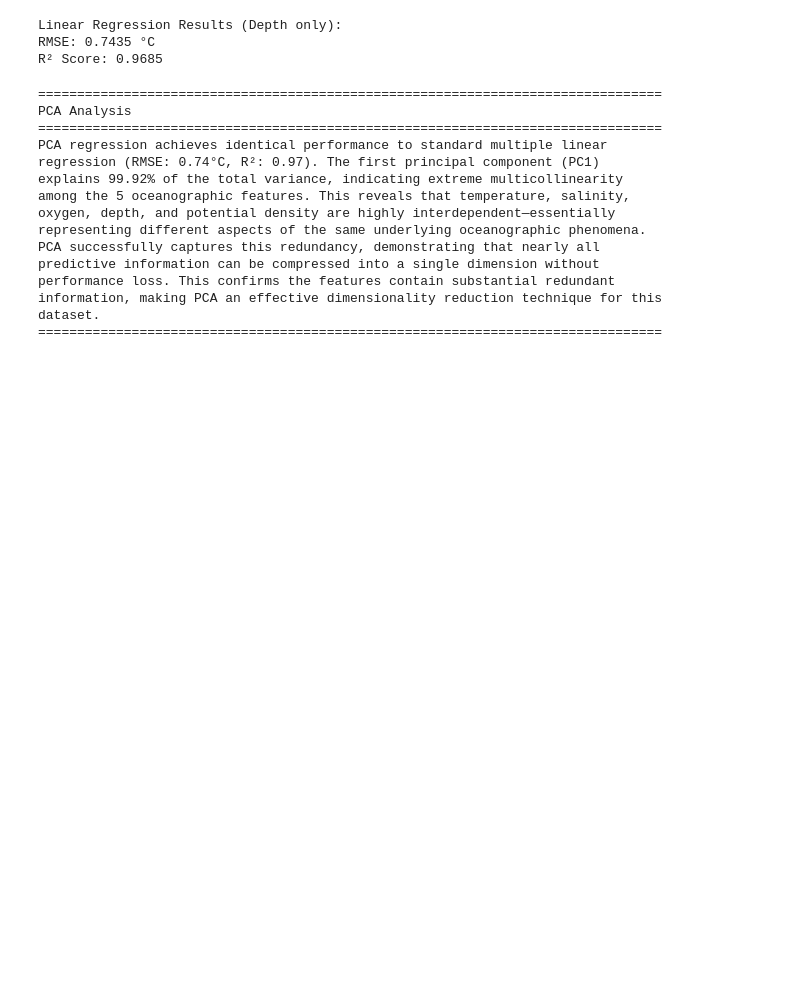
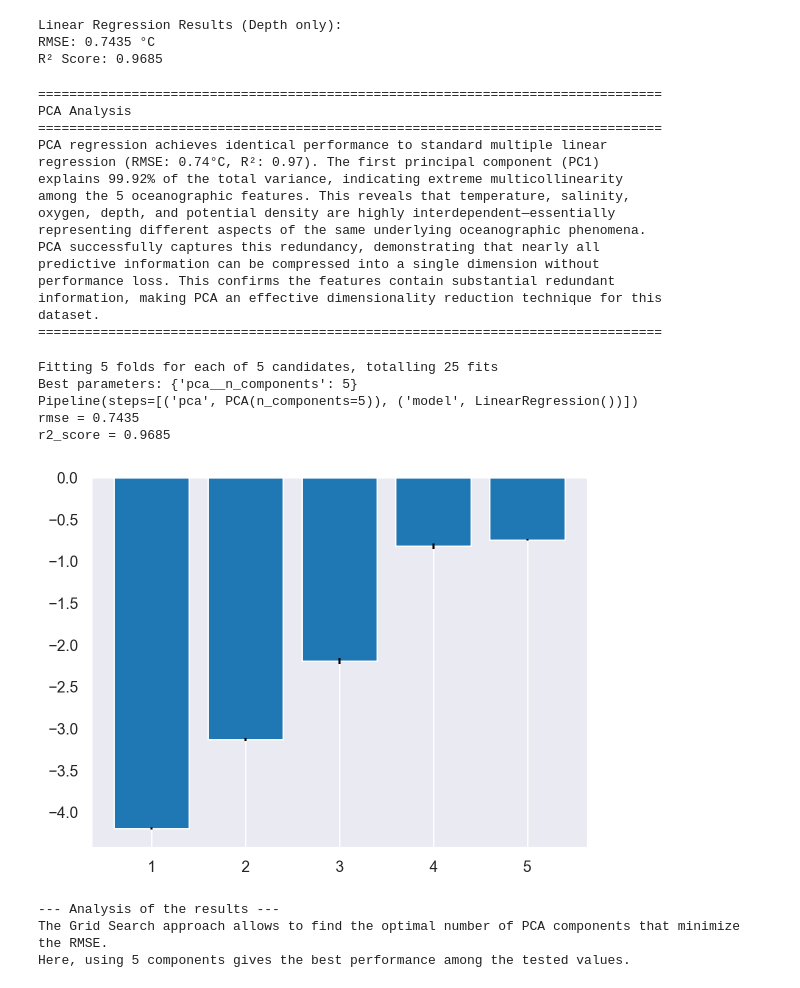
Before and after one commit to OloruntobiOlutola/Hands-on-ML, a Jupyter notebook: TP 3 - Intro Scikit-Learn - Regression.ipynb, the cells around one changed output. Drawn from its saved outputs; the diff is of its cells as text; code cells hidden in the pictures; blank space fills up the shorter version.

```diff
--- a/TP 3 - Intro Scikit-Learn - Regression.ipynb
+++ b/TP 3 - Intro Scikit-Learn - Regression.ipynb
@@ -274,8 +302,8 @@ ax[1].grid()
 # %% [markdown]
 <span style="color:red">Implement your solution below</span>
 # %%
-X = bottle_df[['Cst_Cnt', 'Depthm', 'Salnty', 'O2ml_L', 'STheta']]
-y = bottle_df['T_degC']
+X = bottle_df.loc[:, bottle_df.columns != "T_degC"]  # Features
+y = bottle_df["T_degC"] # Target variable
 X.shape, y.shape
 # %% [output]
 ((690692, 5), (690692,))
@@ -502,3 +557,63 @@ performance loss. This confirms the features contain substantial redundant
 information, making PCA an effective dimensionality reduction technique for this
 dataset.
 ================================================================================
+# %%
+param_grid = {"pca__n_components": [1, 2, 3, 4, 5]}
+scaler = sklearn.preprocessing.StandardScaler()
+pca = decomposition.PCA()
+model = LinearRegression()
+
+pipe = Pipeline(
+    steps=[
+        # ("scaler", scaler),  # As explained above, scaling decreases performance
+        ("pca", pca),
+        ("model", model),
+    ]
+)
+
+from sklearn.model_selection import GridSearchCV
+grid_search = GridSearchCV(
+    pipe,
+    param_grid,
+    cv=5,
+    scoring="neg_root_mean_squared_error",
+    n_jobs=-1,
+    verbose=1,
+)
+grid_search.fit(X_train, y_train)
+print(f"Best parameters: {grid_search.best_params_}")
+best_model = grid_search.best_estimator_
+y_gs_pred = best_model.predict(X_test)
+print(best_model)
+
+# Evaluate the Grid Search model performance
+rmse = metrics.root_mean_squared_error(y_test, y_gs_pred)
+r2_score = metrics.r2_score(y_test, y_gs_pred)
+pprint_var(rmse=rmse, r2_score=r2_score)
+
+# Plot
+param = grid_search.cv_results_["param_pca__n_components"]
+
+plt.bar(
+    grid_search.cv_results_["param_pca__n_components"],
+    grid_search.cv_results_["mean_test_score"],
+    yerr=grid_search.cv_results_["std_test_score"],
+    width=0.8
+    * np.diff(grid_search.cv_results_["param_pca__n_components"].data, prepend=0),
+)
+plt.grid(axis="y")
+plt.show()
+
+print("--- Analysis of the results ---")
+print("The Grid Search approach allows to find the optimal number of PCA components that minimize the RMSE.\n" \
+"Here, using 5 components gives the best performance among the tested values.")
+# %% [output]
+Fitting 5 folds for each of 5 candidates, totalling 25 fits
+Best parameters: {'pca__n_components': 5}
+Pipeline(steps=[('pca', PCA(n_components=5)), ('model', LinearRegression())])
+rmse = 0.7435
+r2_score = 0.9685
+[figure, added]
+--- Analysis of the results ---
+The Grid Search approach allows to find the optimal number of PCA components that minimize the RMSE.
+Here, using 5 components gives the best performance among the tested values.
```
Also changed, not shown: parts of 11 cells of this notebook.
